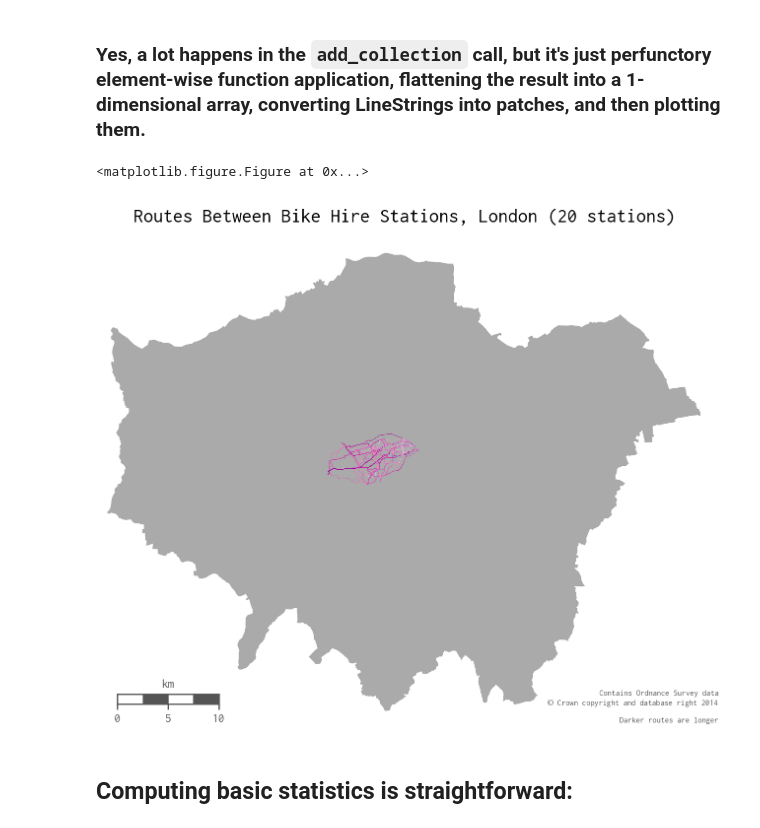
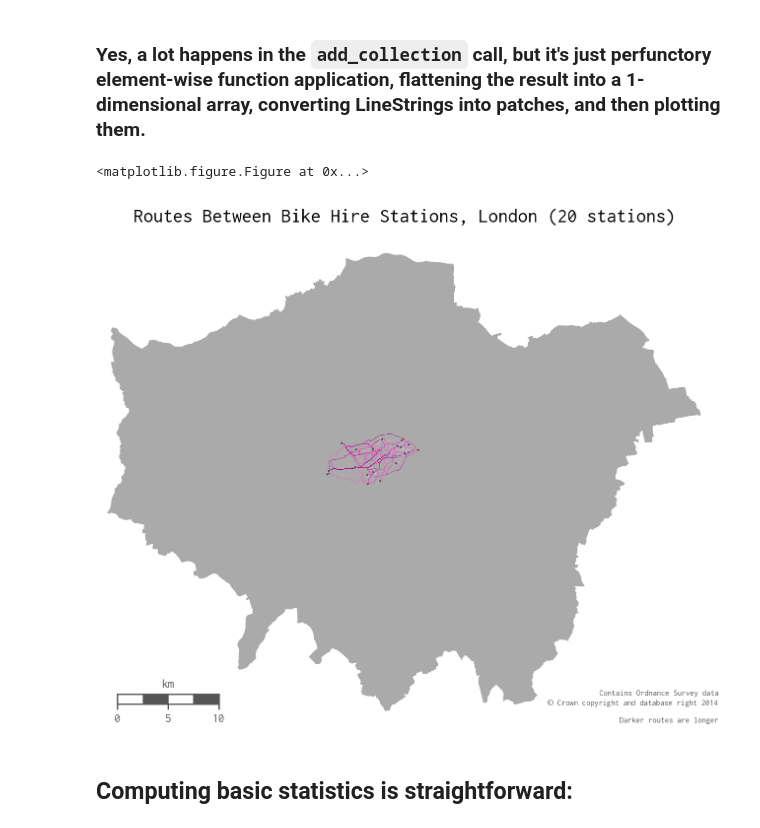
Before and after one commit to urschrei/Geopython, a Jupyter notebook: bikepath.ipynb, the cells around one changed output. Cells and saved outputs as stored; diff of their text form; code cells hidden in the pictures.

Commit message:
Add stations as points

```diff
--- a/bikepath.ipynb
+++ b/bikepath.ipynb
@@ -336,37 +336,41 @@ pc = PatchCollection([PolygonPatch(
 norm = Normalize()
 cmap = plt.get_cmap('RdPu')
 pc.set_facecolor(cmap(norm([line.length for line in lines])))
 ax.add_collection(pc)
 
+# scatter plot of first 20 station locations
+m.scatter(
+    *zip(m(*zip(*nodes['coords'][:20]))),
+    s=5, zorder=5, lw=.2,
+    color='#545454', edgecolor='#ffffff', alpha=.85)
+
 # We need to reproduce the OS Data copyright licence
 smallprint = ax.text(
     1.03, 0,
     'Contains Ordnance Survey data\n$\copyright$ Crown copyright and database right 2014\n\nDarker routes are longer',
     ha='right', va='bottom',
     size=6,
     color='#555555',
     transform=ax.transAxes,
 )
 
-
 m.drawmapscale(
     coords[0] + 0.08, coords[1] + 0.015,
     coords[0], coords[1],
     10.,
     barstyle='fancy', labelstyle='simple',
     fillcolor1='w', fillcolor2='#555555',
     fontcolor='#555555',
-    zorder=5
-)
+    zorder=5)
 
 plt.title("Routes Between Bike Hire Stations, London (%s stations)" % len(routes))
 plt.tight_layout()
 fig.set_size_inches(7.28, 5.25)
 plt.savefig('data/london_bike_routes.png', dpi=300, bbox_inches='tight', alpha=True)
 plt.show()
 # %% [output]
 <matplotlib.figure.Figure at 0x...>
-[figure, old version]
+[figure, new version]
 # %% [markdown]
 ## Computing basic statistics is straightforward:
 # %%
```
Also changed, not shown: 2 other files.
